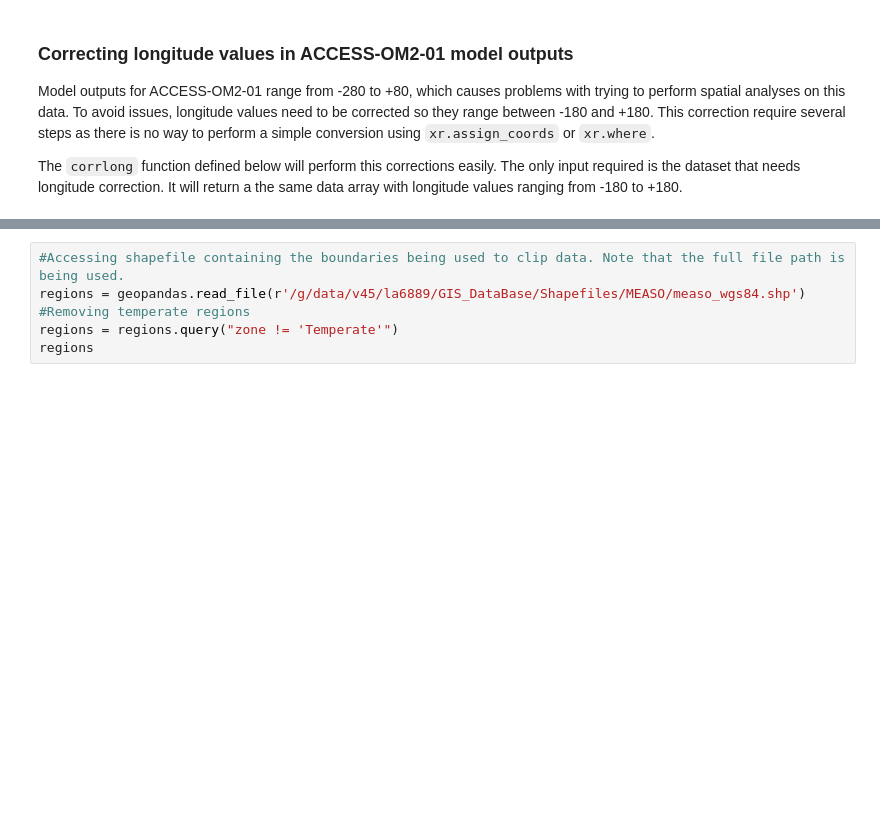
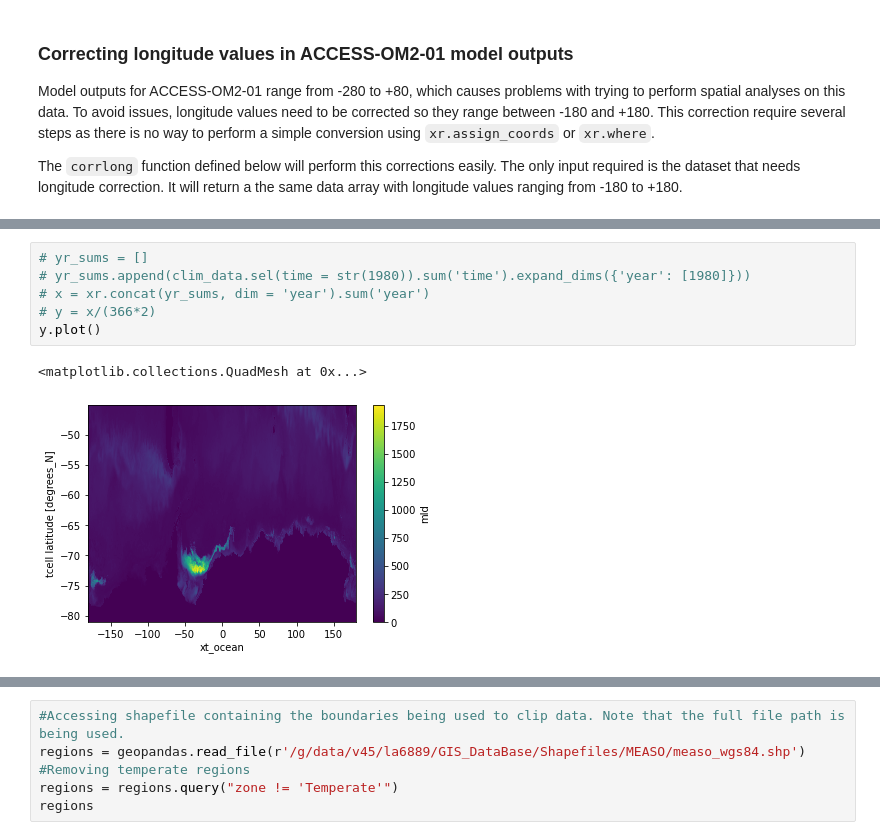
Before and after one commit to lidefi87/ACCESS_scripts_DFA, a Jupyter notebook: Scripts/ZonalStatistics.ipynb, the cells around one changed output, grey strips where cells are left out. Drawn from its saved outputs; the diff is of its cells as text; blank space fills up the shorter version.

```diff
--- a/Scripts/ZonalStatistics.ipynb
+++ b/Scripts/ZonalStatistics.ipynb
@@ -260,0 +313,9 @@ Individual shapefiles per area of interest can also be used if preferred.
+# %%
+# yr_sums = []
+# yr_sums.append(clim_data.sel(time = str(1980)).sum('time').expand_dims({'year': [1980]}))
+# x = xr.concat(yr_sums, dim = 'year').sum('year')
+# y = x/(366*2)
+y.plot()
+# %% [output]
+<matplotlib.collections.QuadMesh at 0x...>
+[figure, added]
```
Also changed, not shown: parts of 25 cells of this notebook.
